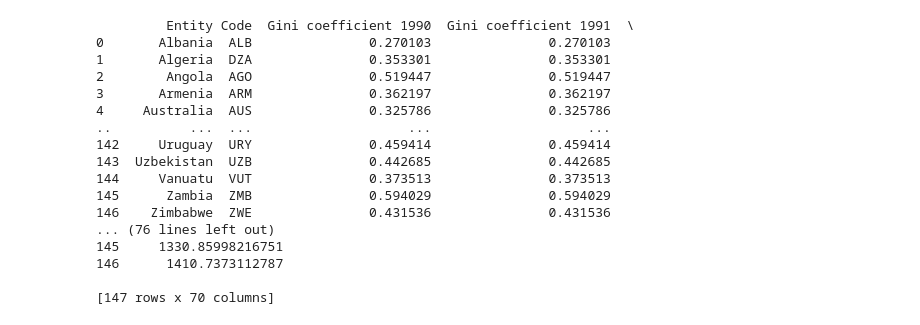
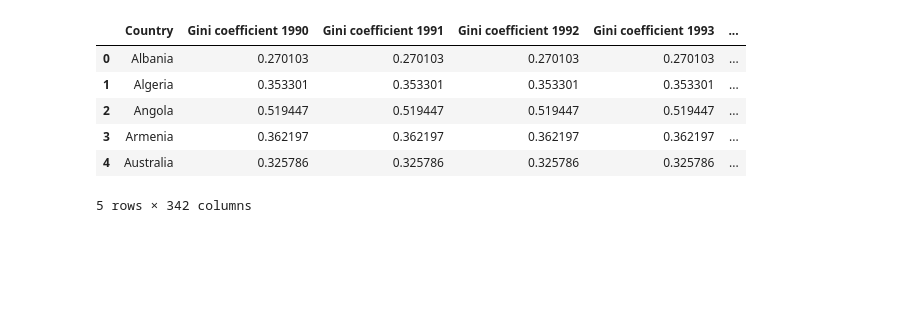
Before and after one commit to DavidBShan/BDC-Wealth, a Jupyter notebook: data_analysis.ipynb, the cells around one changed output. Drawn from its saved outputs; the diff is of its cells as text; code cells hidden in the pictures; blank space fills up the shorter version.

```diff
--- a/data_analysis.ipynb
+++ b/data_analysis.ipynb
@@ -155,26 +0,0 @@ df_gdp.head()
-# %%
-combined_df = pd.merge(df_gini, df_gdp, how="inner", on=["Entity", "Code"])
-
-# Display the combined dataset
-print(combined_df)
-
-# Save to a new CSV file
-combined_df.to_csv("combined_dataset.csv", index=False)
-# %% [output]
-         Entity Code  Gini coefficient 1990  Gini coefficient 1991  \
-0       Albania  ALB               0.270103               0.270103
-1       Algeria  DZA               0.353301               0.353301
-2        Angola  AGO               0.519447               0.519447
-3       Armenia  ARM               0.362197               0.362197
-4     Australia  AUS               0.325786               0.325786
-..          ...  ...                    ...                    ...
-142     Uruguay  URY               0.459414               0.459414
-143  Uzbekistan  UZB               0.442685               0.442685
-144     Vanuatu  VUT               0.373513               0.373513
-145      Zambia  ZMB               0.594029               0.594029
-146    Zimbabwe  ZWE               0.431536               0.431536
-... (76 lines left out)
-145     1330.85998216751
-146      1410.7373112787
-
-[147 rows x 70 columns]
@@ -180,0 +8,11 @@ combined_df.to_csv("combined_dataset.csv", index=False)
+# %%
+df = pd.read_csv("./datasets/combined_df_wo_infra.csv")
+df.head()
+# %% [output]
+|  | Country | Gini coefficient 1990 | Gini coefficient 1991 | Gini coefficient 1992 | Gini coefficient 1993 | ... |
+| 0 | Albania | 0.270103 | 0.270103 | 0.270103 | 0.270103 | ... |
+| 1 | Algeria | 0.353301 | 0.353301 | 0.353301 | 0.353301 | ... |
+| 2 | Angola | 0.519447 | 0.519447 | 0.519447 | 0.519447 | ... |
+| 3 | Armenia | 0.362197 | 0.362197 | 0.362197 | 0.362197 | ... |
+| 4 | Australia | 0.325786 | 0.325786 | 0.325786 | 0.325786 | ... |
+5 rows × 342 columns
```
Also changed, not shown: parts of 18 cells of this notebook, 5 other files.
